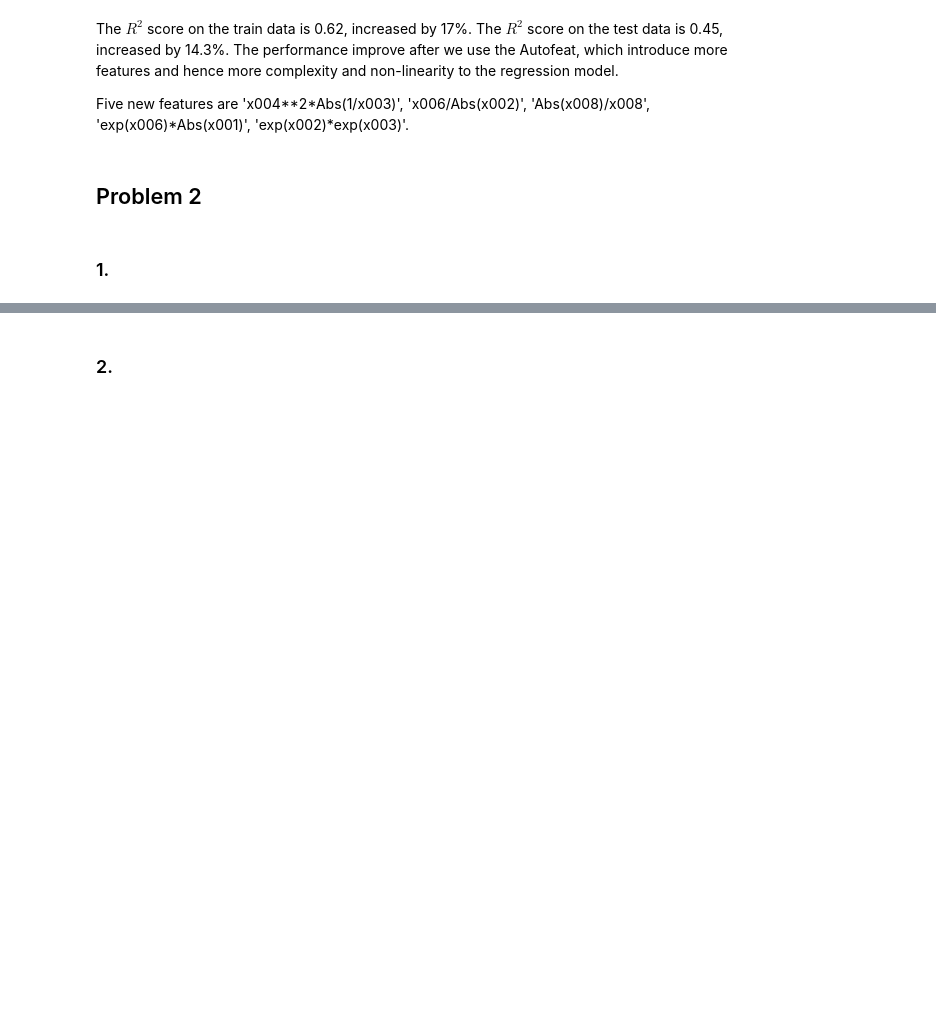
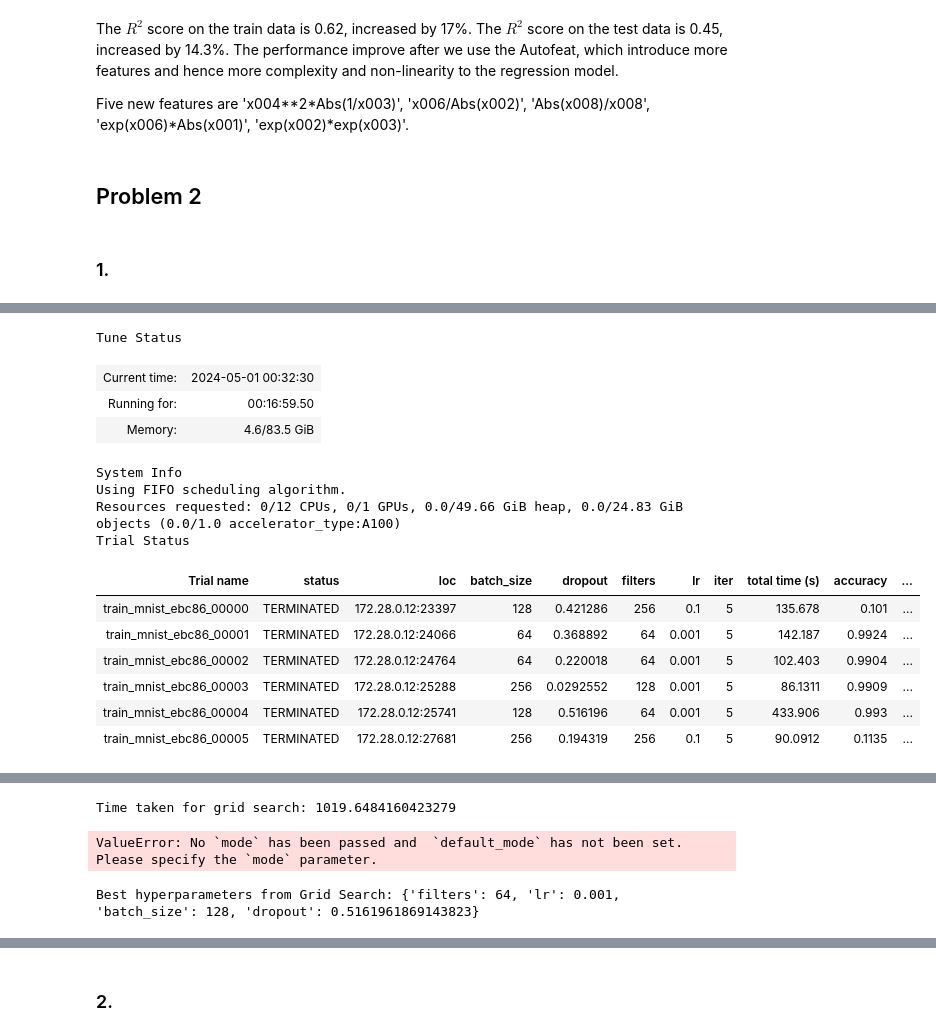
Before and after one commit to yihaozhong/deep-learning, a Jupyter notebook: code/6_tuning.ipynb, the cells around one changed output, grey strips where cells are left out. Saved outputs shown, nothing was run; the diff lists cells and outputs as text; code cells hidden in the pictures; blank space fills up the shorter version.

```diff
--- a/code/6.ipynb
+++ b/code/6_tuning.ipynb
@@ -174,19 +138,0 @@ def train_mnist(config):
-# %%
-analysis = tune.run(
-        train_mnist,
-        name="exp",
-        metric="mean_accuracy",
-        mode="max",
-        stop={
-            "mean_accuracy": 0.99,
-        },
-        resources_per_trial={
-            "gpu": 1
-        },
-        config={
-            "batch_size": tune.grid_search([32, 64, 128]),
-            "hidden": tune.grid_search([128, 256, 512]),
-            "conv_filters": tune.grid_search([16,32,64]),
-            "lr": tune.uniform(0.001, 0.1),
-            "drop_rate": tune.uniform(0.0, 1.0),
-        })
@@ -192,0 +267,47 @@ analysis = tune.run(
+# %%
+
+import time
+# Define the search space for hyperparameters
+search_space = {
+    "filters": tune.choice([64, 128, 256]),
+    "lr": tune.choice([0.001, 0.01, 0.1]),
+    "batch_size": tune.choice([64, 128, 256]),
+    "dropout": tune.uniform(0, 1),
+}
+
+# Set up Ray Tune
+
+
+start_time = time.time()
+# Grid search setup
+grid_search_analysis = tune.run(
+    train_mnist,
+    num_samples=6,
+    config=search_space,
+    scheduler=None,  # No scheduler needed for grid search
+    verbose=1,
+     resources_per_trial={"cpu": 12, "gpu": 1}
+)
+end_time = time.time()
+print("Time taken for grid search:", end_time - start_time)
+
+
+
+# Printing best hyperparameters
+print("Best hyperparameters from Grid Search:", grid_search_analysis.get_best_config(metric="accuracy"))
+# %% [output]
+Tune Status
+| Current time: | 2024-05-01 00:32:30 |
+| Running for: | 00:16:59.50 |
+| Memory: | 4.6/83.5 GiB |
+System Info
+Using FIFO scheduling algorithm.
+Resources requested: 0/12 CPUs, 0/1 GPUs, 0.0/49.66 GiB heap, 0.0/24.83 GiB objects (0.0/1.0 accelerator_type:A100)
+Trial Status
+| Trial name | status | loc | batch_size | dropout | filters | lr | iter | total time (s) | accuracy | ... |
+| train_mnist_ebc86_00000 | TERMINATED | 172.28.0.12:23397 | 128 | 0.421286 | 256 | 0.1 | 5 | 135.678 | 0.101 | ... |
+| train_mnist_ebc86_00001 | TERMINATED | 172.28.0.12:24066 | 64 | 0.368892 | 64 | 0.001 | 5 | 142.187 | 0.9924 | ... |
+| train_mnist_ebc86_00002 | TERMINATED | 172.28.0.12:24764 | 64 | 0.220018 | 64 | 0.001 | 5 | 102.403 | 0.9904 | ... |
+| train_mnist_ebc86_00003 | TERMINATED | 172.28.0.12:25288 | 256 | 0.0292552 | 128 | 0.001 | 5 | 86.1311 | 0.9909 | ... |
+| train_mnist_ebc86_00004 | TERMINATED | 172.28.0.12:25741 | 128 | 0.516196 | 64 | 0.001 | 5 | 433.906 | 0.993 | ... |
+| train_mnist_ebc86_00005 | TERMINATED | 172.28.0.12:27681 | 256 | 0.194319 | 256 | 0.1 | 5 | 90.0912 | 0.1135 | ... |
@@ -192,0 +315,7 @@ analysis = tune.run(
+Time taken for grid search: 1019.6484160423279
+ValueError: No `mode` has been passed and  `default_mode` has not been set. Please specify the `mode` parameter.
+# %%
+print("Best hyperparameters from Grid Search:",
+      grid_search_analysis.get_best_config("accuracy", "max", "last"))
+# %% [output]
+Best hyperparameters from Grid Search: {'filters': 64, 'lr': 0.001, 'batch_size': 128, 'dropout': 0.5161961869143823}
```
Also changed, not shown: parts of 22 cells of this notebook.
